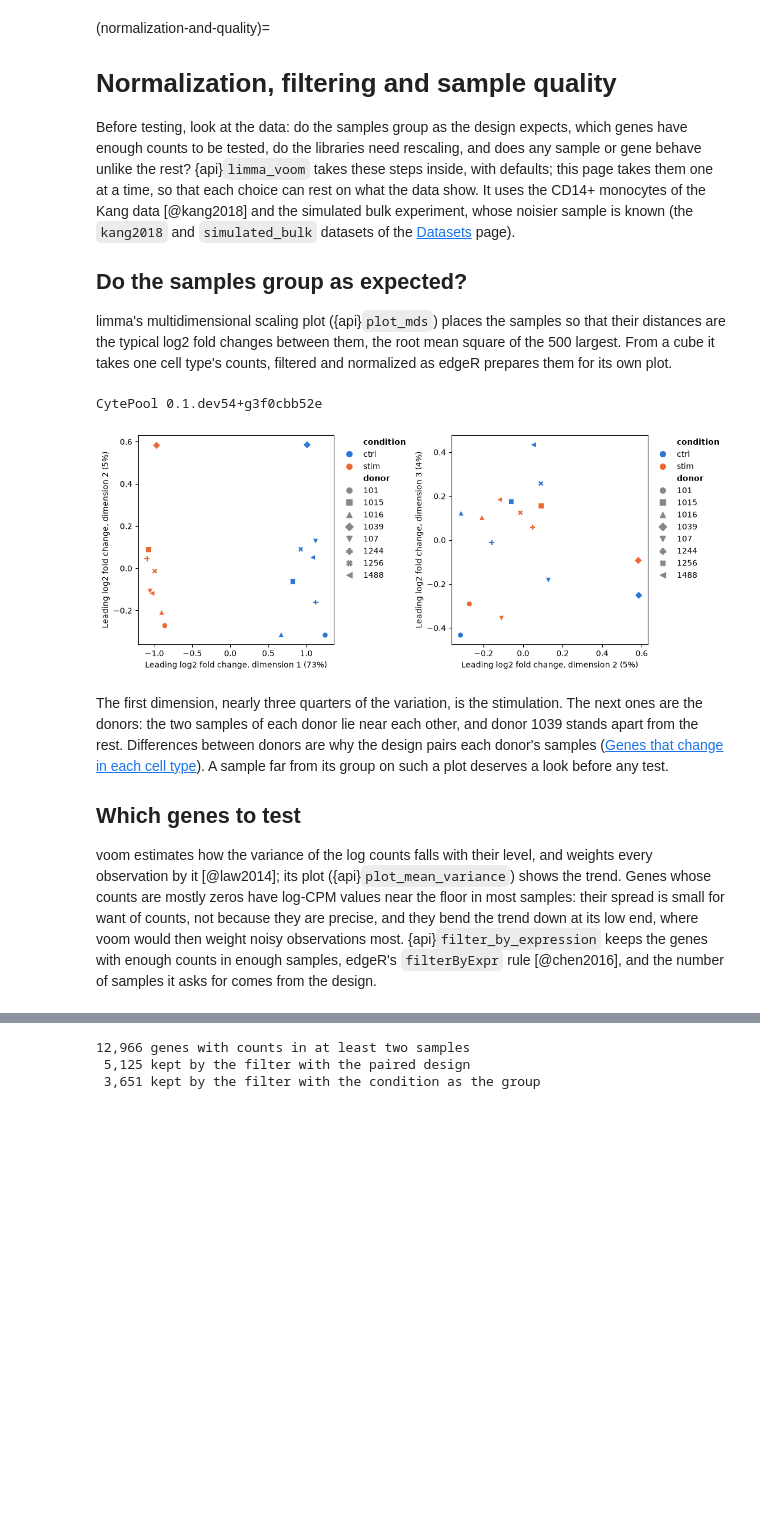
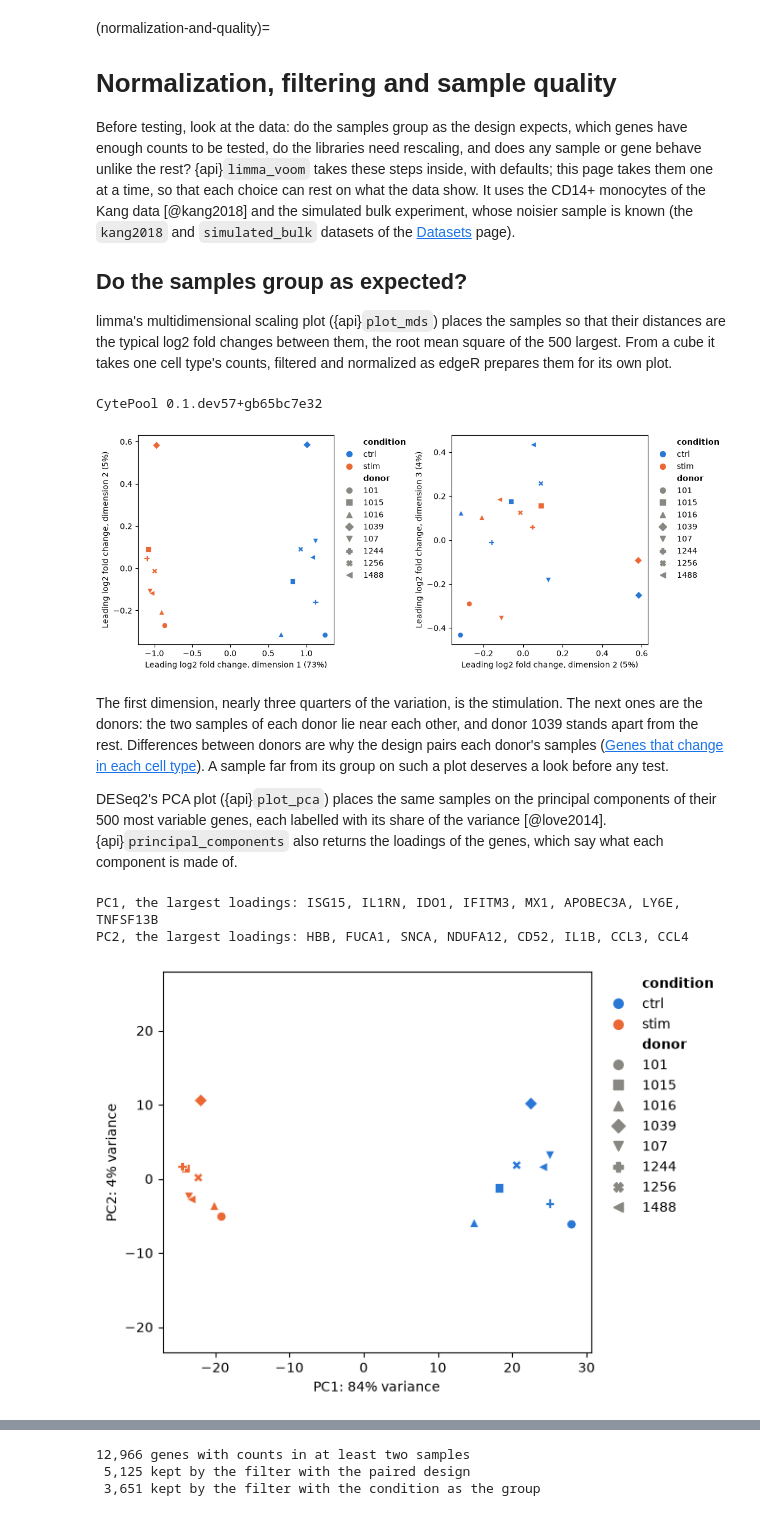
Before and after one commit to NygenAnalytics/CytePool, a Jupyter notebook: docs/source/guides/normalization_and_quality.ipynb, the cells around one changed output, grey strips where cells are left out. Drawn from its saved outputs; the diff is of its cells as text; code cells hidden in the pictures; blank space fills up the shorter version.

```diff
--- a/docs/source/guides/normalization_and_quality.ipynb
+++ b/docs/source/guides/normalization_and_quality.ipynb
@@ -34,9 +34,11 @@ from cytepool.normalization import (
 from cytepool.plotting import (
     plot_mds,
     plot_mean_variance,
+    plot_pca,
     plot_residual_variances,
     plot_sample_weights,
 )
+from cytepool.principal_components import principal_components
 from cytepool.stats.empirical_bayes import moderated_statistics
 from cytepool.stats.linear_models import contrasts_fit, fit_linear_model
 from cytepool.stats.voom import voom
@@ -55,7 +57,7 @@ for ax, dimensions in ((left, (1, 2)), (right, (2, 3))):
     )
 plt.show()
 # %% [output]
-CytePool 0.1.dev54+g3f0cbb52e
+CytePool 0.1.dev57+gb65bc7e32
 [figure]
 # %% [markdown]
 The first dimension, nearly three quarters of the variation, is the stimulation. The
@@ -64,13 +66,19 @@ next ones are the donors: the two samples of each donor lie near each other, and
 each donor's samples ([Genes that change in each cell type](genes_per_cell_type.ipynb)).
 A sample far from its group on such a plot deserves a look before any test.
 
-## Which genes to test
-
-voom estimates how the variance of the log counts falls with their level, and weights
-every observation by it [@law2014]; its plot ({api}`plot_mean_variance`) shows the
-trend. Genes whose counts are mostly zeros have log-CPM
-values near the floor in most samples: their spread is small for want of counts, not
-because they are precise, and they bend the trend down at its low end, where voom
-would then weight noisy observations most. {api}`filter_by_expression` keeps the
-genes with enough counts in enough samples, edgeR's `filterByExpr` rule [@chen2016],
-and the number of samples it asks for comes from the design.
+DESeq2's PCA plot ({api}`plot_pca`) places the same samples on the principal components
+of their 500 most variable genes, each labelled with its share of the variance
+[@love2014]. {api}`principal_components` also returns the loadings of the genes, which
+say what each component is made of.
+# %%
+pca = principal_components(kang, group="CD14+ Monocytes")
+symbols = np.asarray(kang.features["symbol"])[pca.genes]
+for component in (0, 1):
+    largest = np.argsort(-np.abs(pca.loadings[:, component]))[:8]
+    print(f"PC{component + 1}, the largest loadings:", ", ".join(symbols[largest]))
+plot_pca(pca, color_by="condition", marker_by="donor")
+plt.show()
+# %% [output]
+PC1, the largest loadings: ISG15, IL1RN, IDO1, IFITM3, MX1, APOBEC3A, LY6E, TNFSF13B
+PC2, the largest loadings: HBB, FUCA1, SNCA, NDUFA12, CD52, IL1B, CCL3, CCL4
+[figure, added]
```
Also changed, not shown: parts of 1 cell of this notebook, 18 other files.
